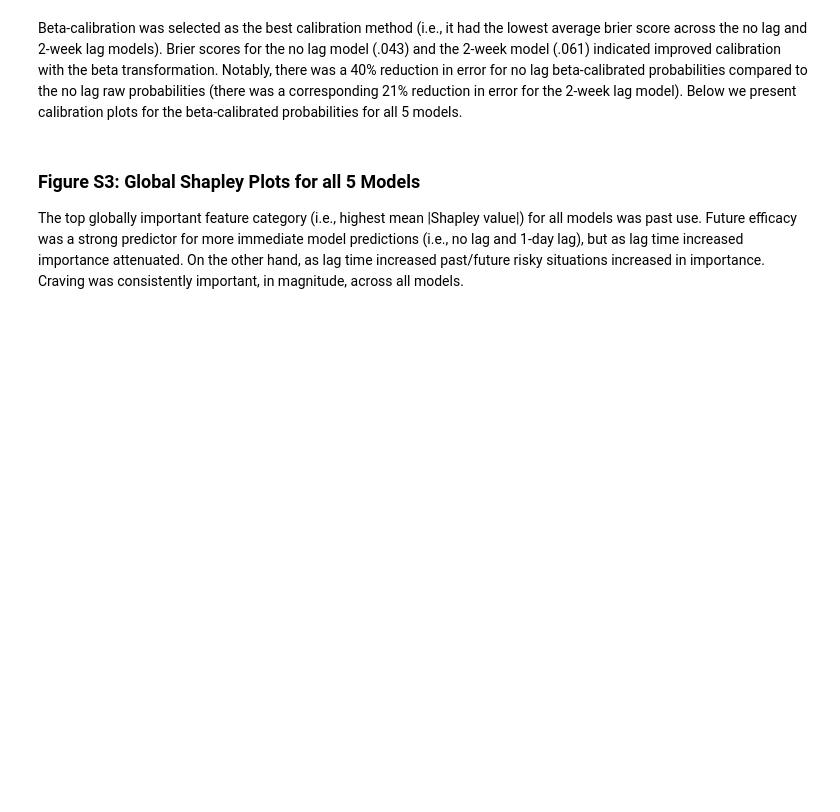
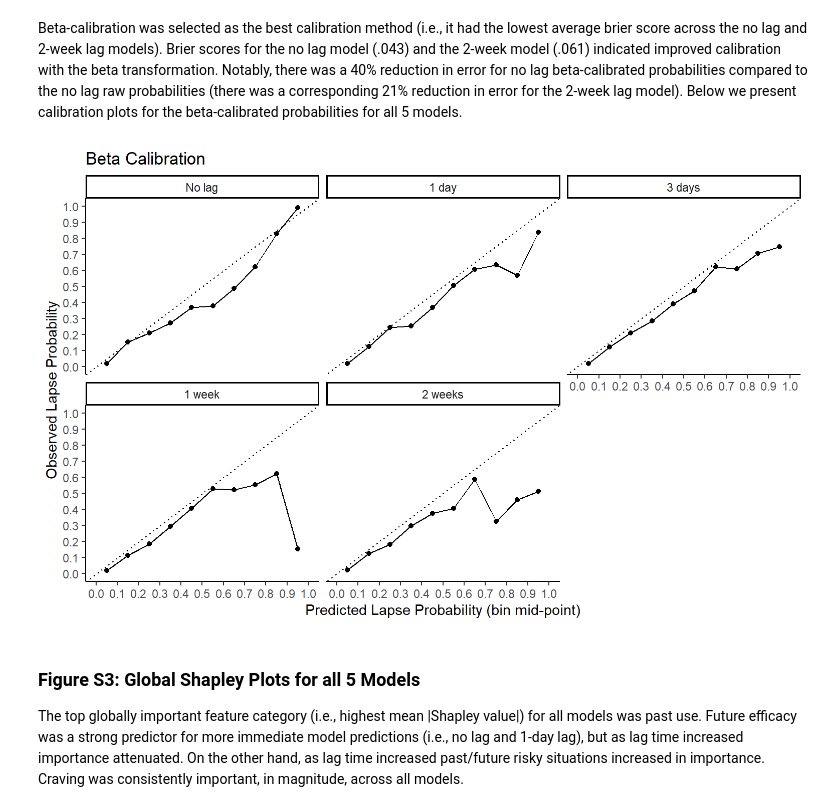
Before and after one commit to jjcurtin/study_lag, a Jupyter notebook: notebooks/supplement.embed.ipynb, the cells around one changed output. Saved outputs shown, nothing was run; the diff lists cells and outputs as text; code cells hidden in the pictures; blank space fills up the shorter version.

```diff
--- a/notebooks/supplement.embed.ipynb
+++ b/notebooks/supplement.embed.ipynb
@@ -219,29 +249,14 @@ preds_all_raw |>
 # %% [markdown]
 Beta-calibration was selected as the best calibration method (i.e., it had the lowest average brier score across the no lag and 2-week lag models). Brier scores for the no lag model (.043) and the 2-week model (.061) indicated improved calibration with the beta transformation. Notably, there was a 40% reduction in error for no lag beta-calibrated probabilities compared to the no lag raw probabilities (there was a corresponding 21% reduction in error for the 2-week lag model). Below we present calibration plots for the beta-calibrated probabilities for all 5 models.
 # %%
+#| label: fig-s2-beta
 #| fig-cap: "Calibration plots of beta-calibrated predicted lapse probabilities for each model (no lag, 1-day, 3-day, 1-week, and 2-week lag). Predicted lapse probability (x-axis) is binned in deciles. Observed lapse probabilities (y-axis) represent the proportion of true lapses observed in each bin. The dashed line represents a perfectly calibrated model. "
 #| fig-width: 8
 #| fig-height: 5
-#| code-fold: true
 
-preds_all_beta |>
-  group_by(bins, model)  |>
-  summarize(mean_lapse = mean(lapse),
-            .groups = "drop") |>
-  mutate(bins = as.numeric(bins),
-         midpoints = bin_width/2 + bin_width * (bins - 1))  |>
-  ggplot(data = _, aes(x = midpoints, y = mean_lapse)) +
-  geom_abline(slope = 1, intercept = 0, linetype = "dotted") +
-  geom_line() +
-  geom_point() +
-  facet_wrap(~ model) +
-  labs(x = "Predicted Lapse Probability (bin mid-point)",
-       y = "Observed Lapse Probability",
-       title = "Beta Calibration") +
-  scale_x_continuous(breaks = seq(0, 1, bin_width),
-                     limits = c(0, 1)) +
-  scale_y_continuous(breaks = seq(0, 1, bin_width),
-                     limits = c(0, 1))
+fig_beta
+# %% [output]
+[figure, added]
 # %% [markdown]
 ### Figure S3: Global Shapley Plots for all 5 Models
 
```
Also changed, not shown: parts of 8 cells of this notebook, 7 other files.
